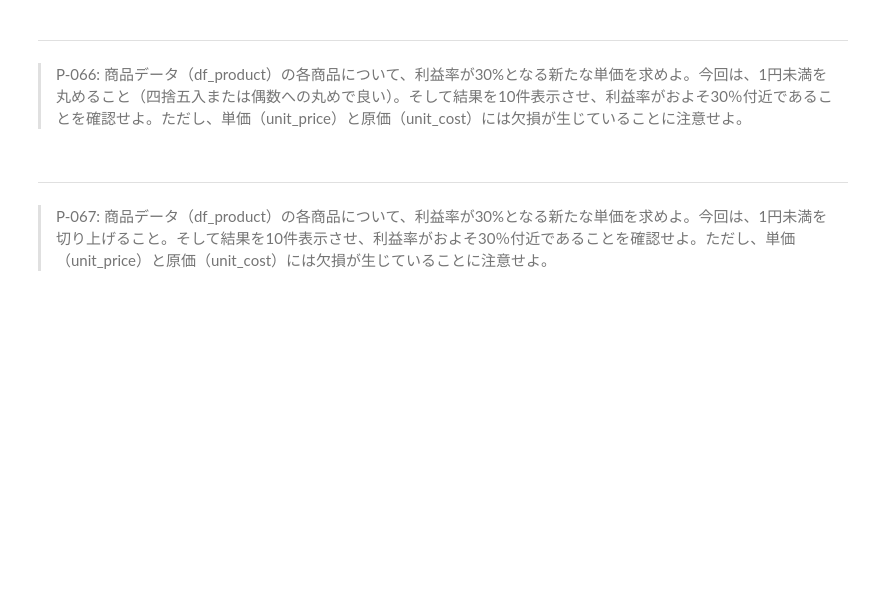
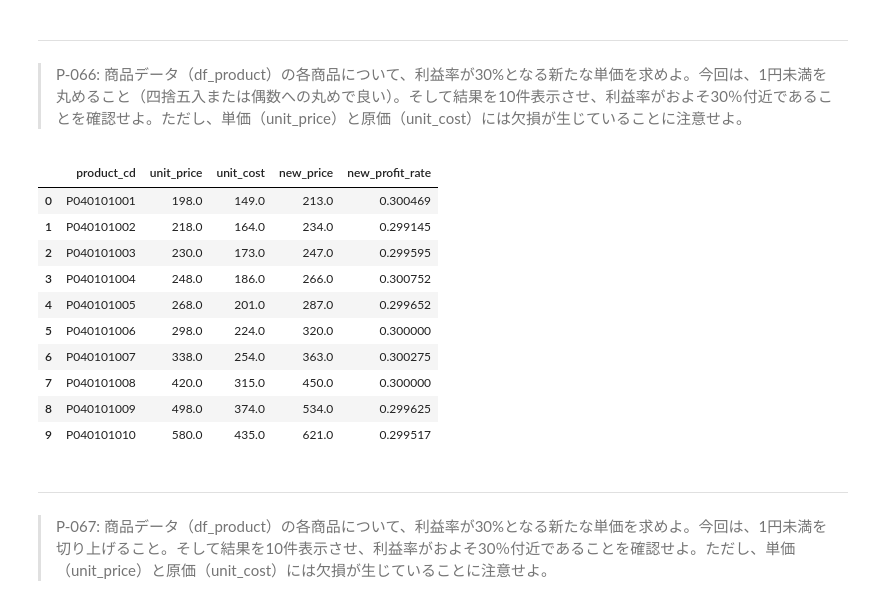
Before and after one commit to j2100177/100knocks, a Jupyter notebook: docker/work/preprocess_knock_Python.ipynb, the cells around one changed output. Saved outputs shown, nothing was run; the diff lists cells and outputs as text; code cells hidden in the pictures; blank space fills up the shorter version.

```diff
--- a/docker/work/preprocess_knock_Python.ipynb
+++ b/docker/work/preprocess_knock_Python.ipynb
@@ -1262,6 +1352,27 @@ df_sales_amount.head(10)
 # %% [markdown]
 ---
 > P-066: 商品データ（df_product）の各商品について、利益率が30%となる新たな単価を求めよ。今回は、1円未満を丸めること（四捨五入または偶数への丸めで良い）。そして結果を10件表示させ、利益率がおよそ30％付近であることを確認せよ。ただし、単価（unit_price）と原価（unit_cost）には欠損が生じていることに注意せよ。
+# %%
+df_tmp = df_product[['product_cd', 'unit_price', 'unit_cost']].copy()
+
+df_tmp['new_price'] = np.round(df_tmp['unit_cost'] / 0.7)
+
+df_tmp['new_profit_rate'] = \
+            (df_tmp['new_price'] - df_tmp['unit_cost']) / df_tmp['new_price']
+
+df_tmp.head(10)
+# %% [output]
+|  | product_cd | unit_price | unit_cost | new_price | new_profit_rate |
+| 0 | P040101001 | 198.0 | 149.0 | 213.0 | 0.300469 |
+| 1 | P040101002 | 218.0 | 164.0 | 234.0 | 0.299145 |
+| 2 | P040101003 | 230.0 | 173.0 | 247.0 | 0.299595 |
+| 3 | P040101004 | 248.0 | 186.0 | 266.0 | 0.300752 |
+| 4 | P040101005 | 268.0 | 201.0 | 287.0 | 0.299652 |
+| 5 | P040101006 | 298.0 | 224.0 | 320.0 | 0.300000 |
+| 6 | P040101007 | 338.0 | 254.0 | 363.0 | 0.300275 |
+| 7 | P040101008 | 420.0 | 315.0 | 450.0 | 0.300000 |
+| 8 | P040101009 | 498.0 | 374.0 | 534.0 | 0.299625 |
+| 9 | P040101010 | 580.0 | 435.0 | 621.0 | 0.299517 |
 # %% [markdown]
 ---
 > P-067: 商品データ（df_product）の各商品について、利益率が30%となる新たな単価を求めよ。今回は、1円未満を切り上げること。そして結果を10件表示させ、利益率がおよそ30％付近であることを確認せよ。ただし、単価（unit_price）と原価（unit_cost）には欠損が生じていることに注意せよ。
```
Also changed, not shown: parts of 19 cells of this notebook.
